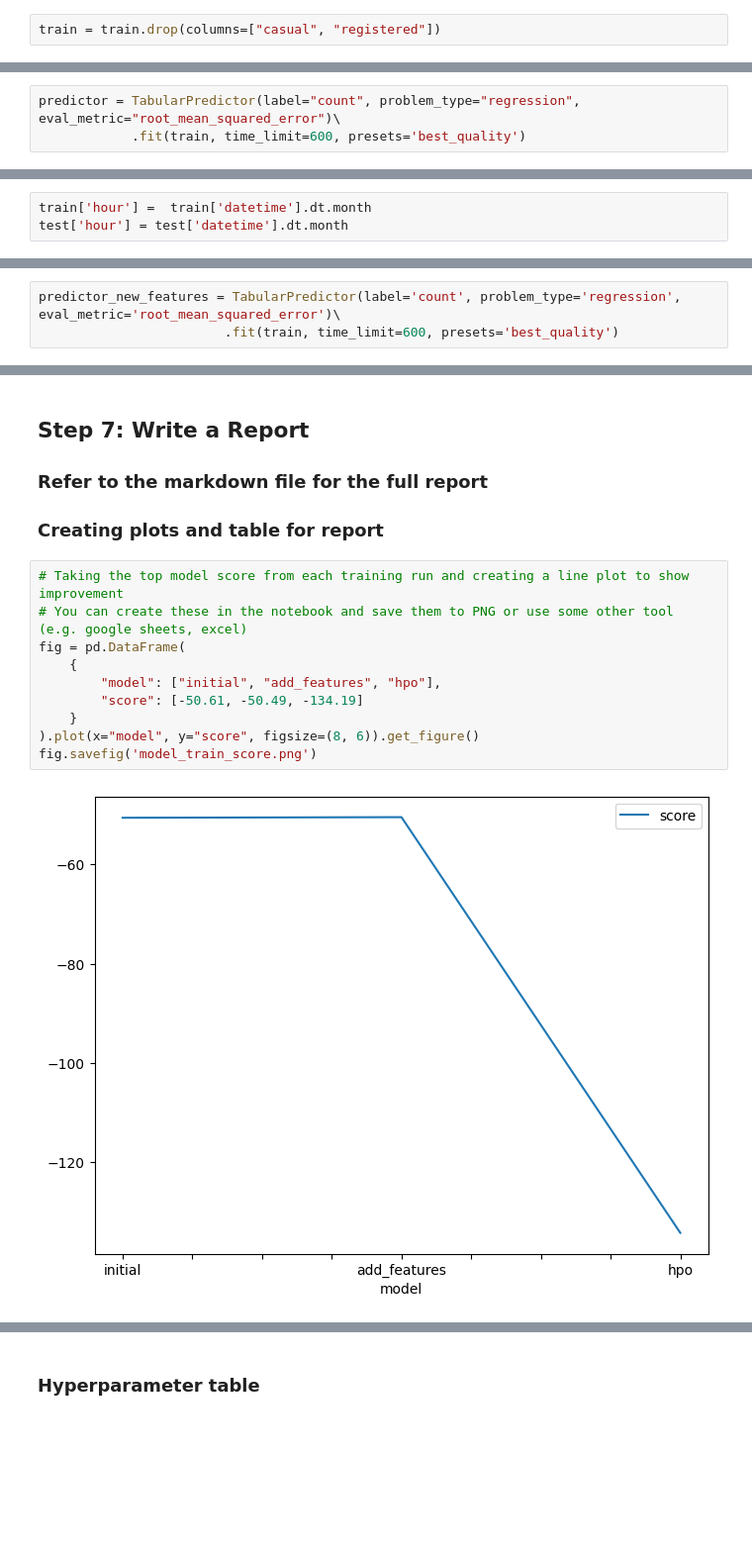
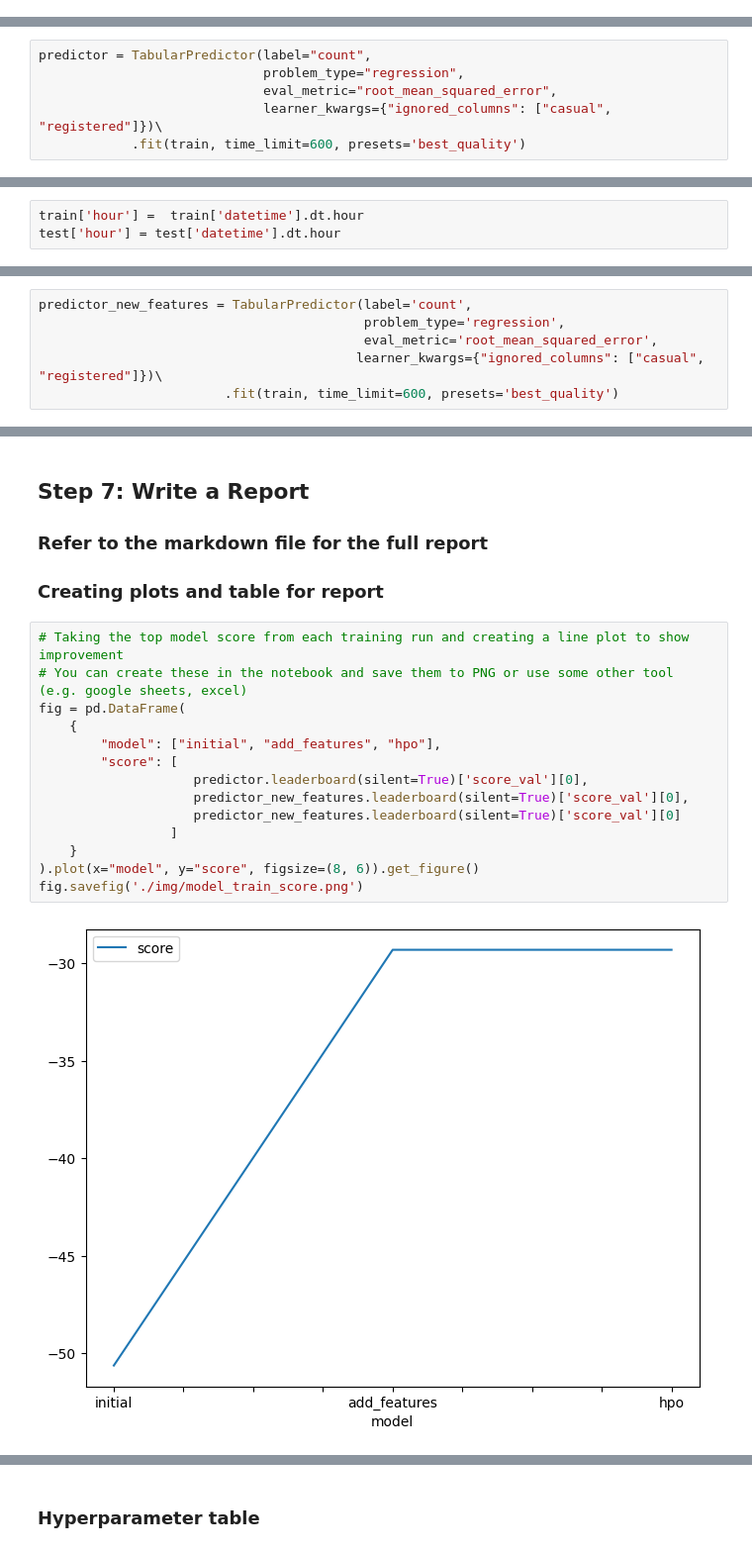
Before and after one commit to AlaaMelek/Bike-Sharing-Demand, a Jupyter notebook: project-template.ipynb, the cells around one changed output, grey strips where cells are left out. Shown at 99% size. Saved outputs shown, nothing was run; the diff lists cells and outputs as text; blank space fills up the shorter version.

```diff
--- a/project-template.ipynb
+++ b/project-template.ipynb
@@ -179,5 +179,3 @@ Requirements:
 * Use the `root_mean_squared_error` as the metric to use for evaluation.
 * Set a time limit of 10 minutes (600 seconds).
 * Use the preset `best_quality` to focus on creating the best model.
-# %%
-train = train.drop(columns=["casual", "registered"])
@@ -193,4 +182,7 @@ train.head()
 # %%
-predictor = TabularPredictor(label="count", problem_type="regression", eval_metric="root_mean_squared_error")\
+predictor = TabularPredictor(label="count",
+                             problem_type="regression",
+                             eval_metric="root_mean_squared_error",
+                             learner_kwargs={"ignored_columns": ["casual", "registered"]})\
             .fit(train, time_limit=600, presets='best_quality')
 # %% [output]
@@ -357,8 +332,8 @@ train.hist(figsize=(10,10));
 train['month'] = train['datetime'].dt.month
 test['month'] = test['datetime'].dt.month
 # %%
-train['hour'] =  train['datetime'].dt.month
-test['hour'] = test['datetime'].dt.month
+train['hour'] =  train['datetime'].dt.hour
+test['hour'] = test['datetime'].dt.hour
 # %%
 train['day'] = train['datetime'].dt.day
 test['day'] = test['datetime'].dt.day
@@ -413,6 +385,9 @@ train.hist(figsize=(10,10));
 # %% [markdown]
 ## Step 5: Rerun the model with the same settings as before, just with more features
 # %%
-predictor_new_features = TabularPredictor(label='count', problem_type='regression', eval_metric='root_mean_squared_error')\
+predictor_new_features = TabularPredictor(label='count',
+                                          problem_type='regression',
+                                          eval_metric='root_mean_squared_error',
+                                         learner_kwargs={"ignored_columns": ["casual", "registered"]})\
                         .fit(train, time_limit=600, presets='best_quality')
 # %% [output]
@@ -697,15 +700,19 @@ submission_new_hpo.csv       2022-12-23 22:10:02  new features with hyperparamet
 # %%
 # Taking the top model score from each training run and creating a line plot to show improvement
 # You can create these in the notebook and save them to PNG or use some other tool (e.g. google sheets, excel)
 fig = pd.DataFrame(
     {
         "model": ["initial", "add_features", "hpo"],
-        "score": [-50.61, -50.49, -134.19]
+        "score": [
+                    predictor.leaderboard(silent=True)['score_val'][0],
+                    predictor_new_features.leaderboard(silent=True)['score_val'][0],
+                    predictor_new_features.leaderboard(silent=True)['score_val'][0]
+                 ]
     }
 ).plot(x="model", y="score", figsize=(8, 6)).get_figure()
-fig.savefig('model_train_score.png')
+fig.savefig('./img/model_train_score.png')
 # %% [output]
-[figure, old version]
+[figure, new version]
 # %%
 # Take the 3 kaggle scores and creating a line plot to show improvement
 fig = pd.DataFrame(
```
Also changed, not shown: parts of 30 cells of this notebook, 3 other files.
